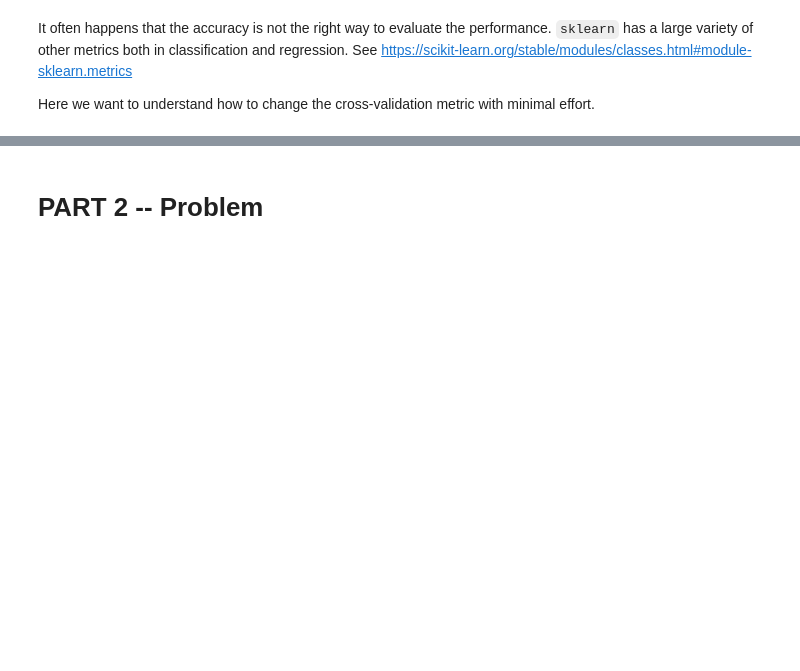
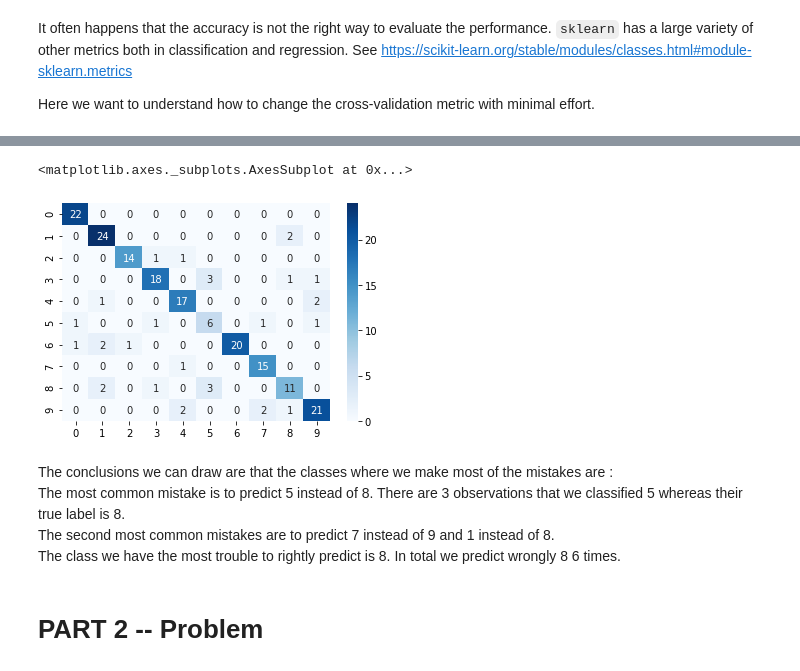
Before and after one commit to Noureddineidir/Applied-ML-ENSAE-Course-, a Jupyter notebook: TP1.ipynb, the cells around one changed output, grey strips where cells are left out. Cells and saved outputs as stored; diff of their text form; code cells hidden in the pictures; blank space fills up the shorter version.

```diff
--- a/TP1.ipynb
+++ b/TP1.ipynb
@@ -219,0 +229,12 @@ Classification accuracy on test is: 0.84
+# %%
+# import model
+from sklearn.ensemble import RandomForestClassifier
+
+# Random Forest
+rf = RandomForestClassifier()
+
+rf.fit(X_train, y_train)
+rf.score(X_test, y_test)
+# we have a test accuracy > 0.9 with the parameters by default of the RandomForestClassifier.
+# As a consequence we know that the default parameters already give good performances. We can try to consider a range
+# of hyperparameters close to the default parameters.
@@ -220,11 +256,13 @@ Classification accuracy on test is: 0.84
 # %%
-# SVM Classifier + Pipeline
-pipe = Pipeline([('scaler', StandardScaler()), ('svc', svc)])
-parameters3 = {'svc__C': np.logspace(-8, 8, 17, base=2)} # defining parameter space
-clf3 = GridSearchCV(pipe, parameters3, cv=3)
-clf3.fit(X_train, y_train)
+param_grid_ = {
+    'max_features': [25, 28, 35, 50],
+    'n_estimators': [90, 100, 150, 200, 300] #number of trees in the forest
+}
 
-print('Returned hyperparameter: {}'.format(clf3.best_params_))
-print('Best classification accuracy in train is: {}'.format(clf3.best_score_))
-print('Classification accuracy on test is: {}'.format(clf3.score(X_test, y_test)))
+clf6 = GridSearchCV(estimator = rf, param_grid = param_grid_, cv=3)
+clf6.fit(X_train, y_train)
+
+print('Returned hyperparameter: {}'.format(clf6.best_params_))
+print('Best classification accuracy in train is: {}'.format(clf6.best_score_))
+print('Classification accuracy on test is: {}'.format(clf6.score(X_test, y_test)))
 # %% [output]
@@ -234,9 +271,0 @@ Classification accuracy on test is: 0.815
-# %%
-# decision tree
-parameters5 = {'max_features' : ['sqrt' , 'log2']} # defining parameter space
-clf5 = GridSearchCV(RandomForestClassifier(), parameters5, cv=3)
-clf5.fit(X_train, y_train)
-
-print('Returned hyperparameter: {}'.format(clf5.best_params_))
-print('Best classification accuracy in train is: {}'.format(clf5.best_score_))
-print('Classification accuracy on test is: {}'.format(clf5.score(X_test, y_test)))
@@ -310,2 +353,16 @@ print(confusion_matrix(y_test, clf4.predict(X_test)))
+# %%
+import seaborn as sns
+sns.heatmap(confusion_matrix(y_test, clf4.predict(X_test)), annot=True, cmap='Blues')
+#print(confusion_matrix(y_test, clf4.predict(X_test)))
+# %% [output]
+<matplotlib.axes._subplots.AxesSubplot at 0x...>
+[figure, added]
+# %% [markdown]
+<span style="color:##3366FF">
+The conclusions we can draw are that the classes where we make most of the mistakes are : <br>
+The most common mistake is to predict 5 instead of 8. There are 3 observations that we classified 5 whereas their true label is 8. <br>
+The second most common mistakes are to predict 7 instead of 9 and 1 instead of 8. <br>
+The class we have the most trouble to rightly predict is 8. In total we predict wrongly 8 6 times.
+</span>
 # %% [markdown]
 # PART 2 -- Problem
```
Also changed, not shown: parts of 55 cells of this notebook.
